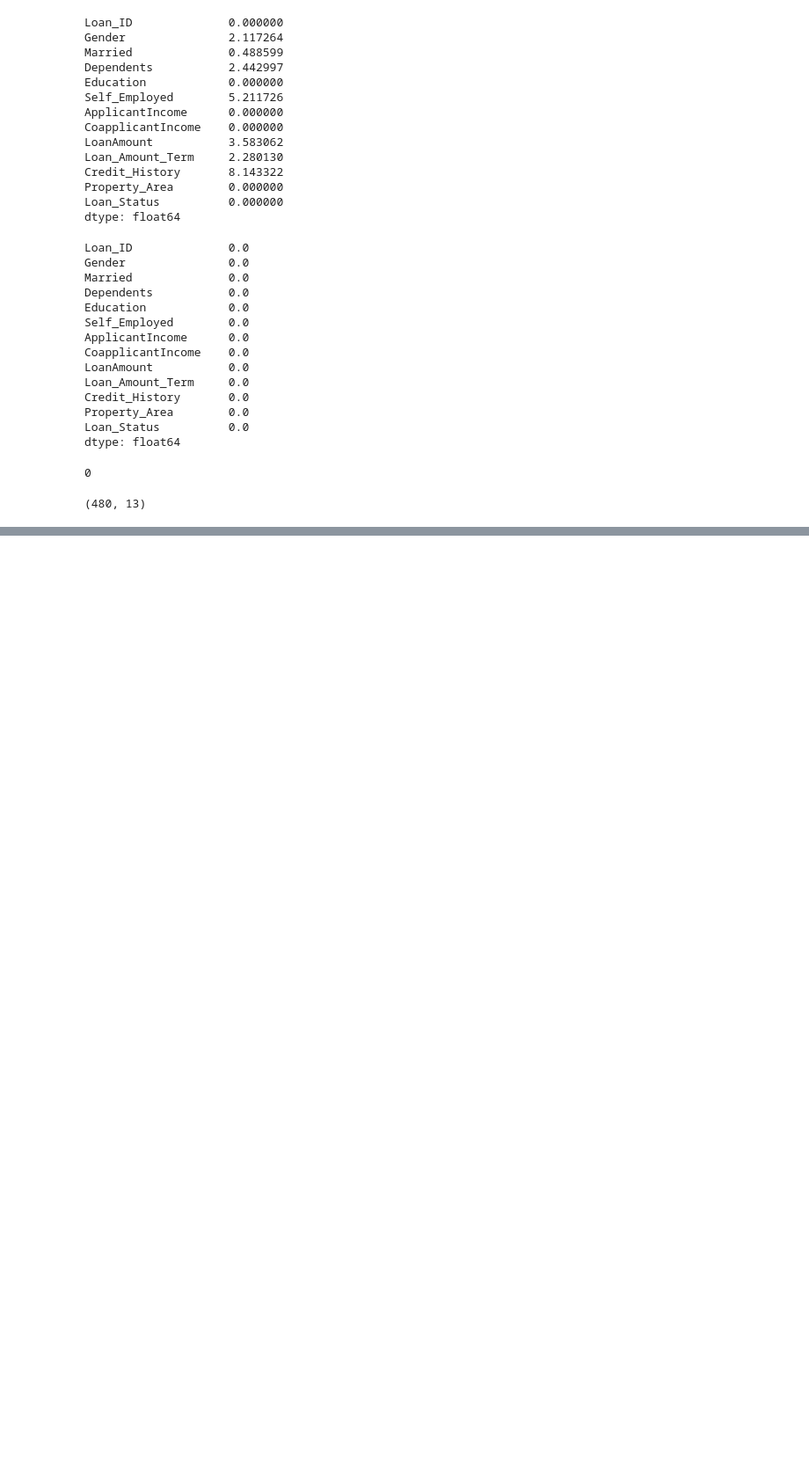
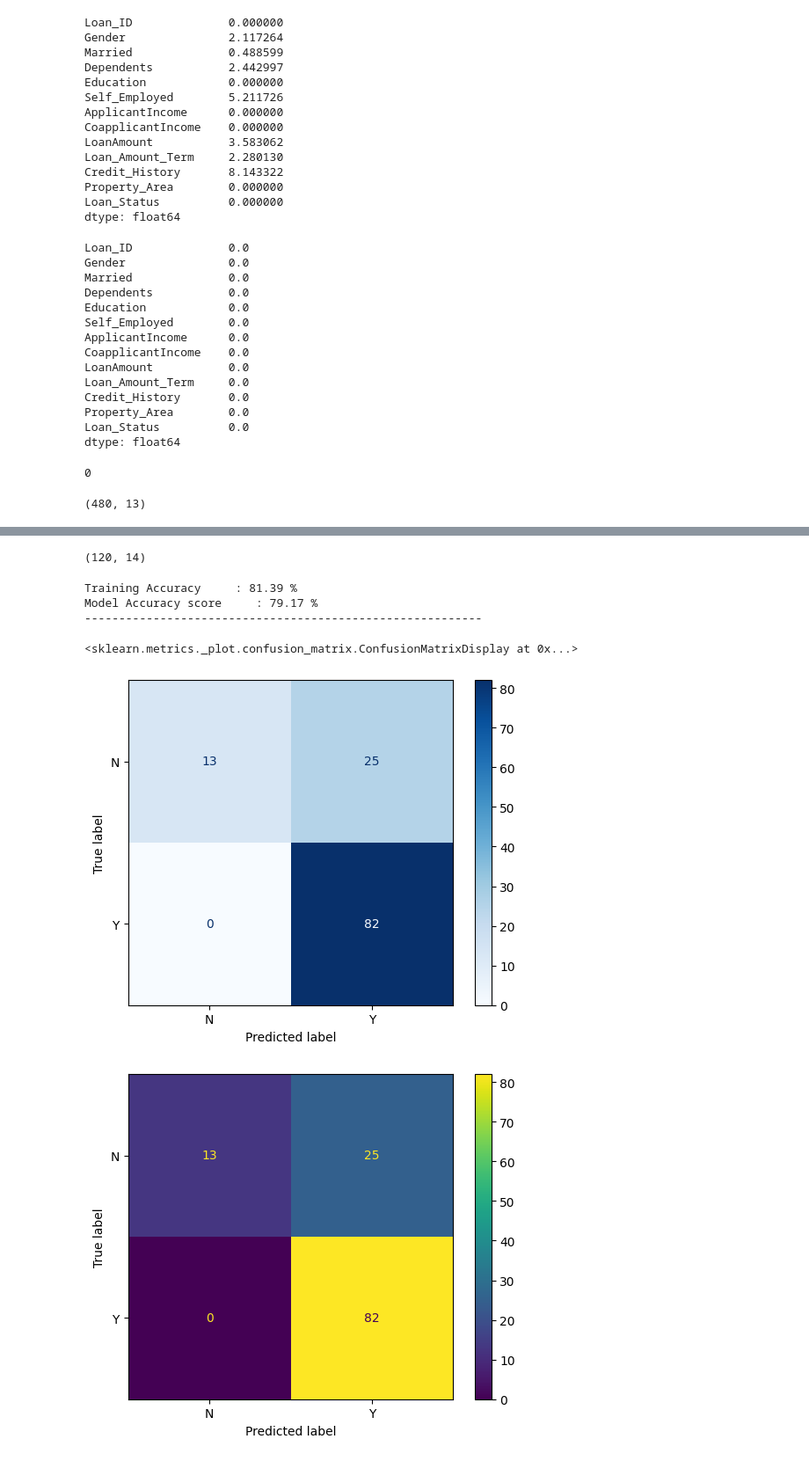
Before and after one commit to Poincare008/Projet_Final3, a Jupyter notebook: Projet_Final3.ipynb, the cells around one changed output, grey strips where cells are left out. Shown at 88% size. Saved outputs shown, nothing was run; the diff lists cells and outputs as text; code cells hidden in the pictures; blank space fills up the shorter version.

```diff
--- a/Projet_Final3.ipynb
+++ b/Projet_Final3.ipynb
@@ -155,0 +208,52 @@ data_numerical.head()
+# %%
+#X_test = test.drop(['Loan_Status'], axis=1)
+
+test_categorical = X_test.select_dtypes(exclude=['int64','Float64'])
+test_categorical.head()
+
+test_categorical = pd.get_dummies(test_categorical,drop_first=True,dtype=float)
+test_categorical.shape
+
+
+test_numerical = X_test[numerical_features]
+
+
+test_scaled = pd.DataFrame(
+    scaler.transform(test_numerical),
+    index=test_numerical.index,
+    columns=test_numerical.columns
+)
+
+X_test_full = pd.concat([test_scaled,test_categorical],axis=1)
+X_test_full.head()
+X_test_full.shape
+# %% [output]
+(120, 14)
+# %%
+
+logreg = LogisticRegression()
+logreg.fit(X_train_full,Y_train)
+Y_pred_lr = logreg.predict(X_test_full)
+
+log_train = round(logreg.score(X_train_full,Y_train)*100,2)
+log_accuracy = round(accuracy_score(Y_pred_lr,Y_test)*100,2)
+
+
+print("Training Accuracy     :",log_train ,"%")
+print("Model Accuracy score     :",log_accuracy ,"%")
+
+print("\033[1m----------------------------------------------------------\033[0m")
+#confusion_matrix(logreg,X_test_full,Y_test);
+#plt.title('confusion_matrix');
+
+y_pred = logreg.predict(X_test_full)
+disp = ConfusionMatrixDisplay.from_predictions(Y_test, y_pred, cmap="Blues")
+disp.plot()
+plt.show()
+# %% [output]
+Training Accuracy     : 81.39 %
+Model Accuracy score     : 79.17 %
+----------------------------------------------------------
+<sklearn.metrics._plot.confusion_matrix.ConfusionMatrixDisplay at 0x...>
+[figure, added]
+[figure, added]
```
Also changed, not shown: parts of 13 cells of this notebook.
